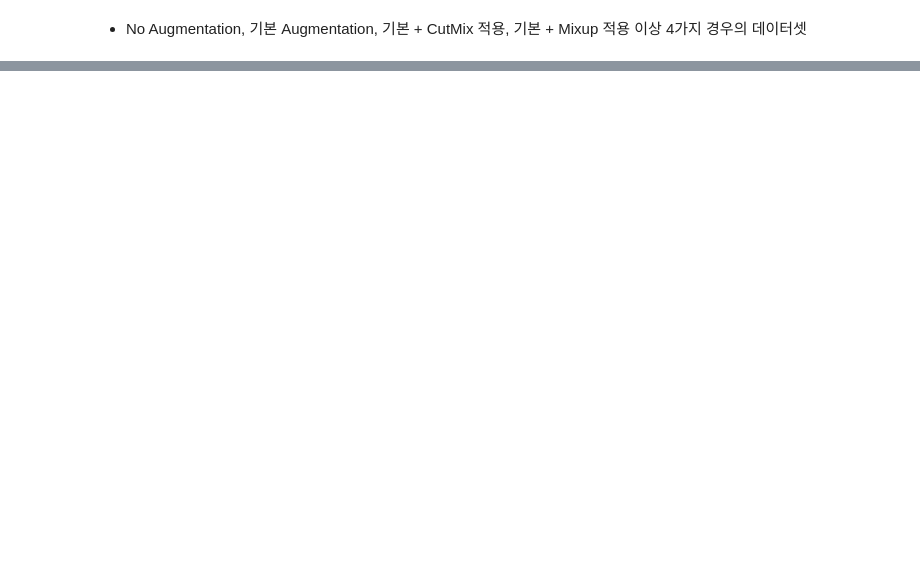
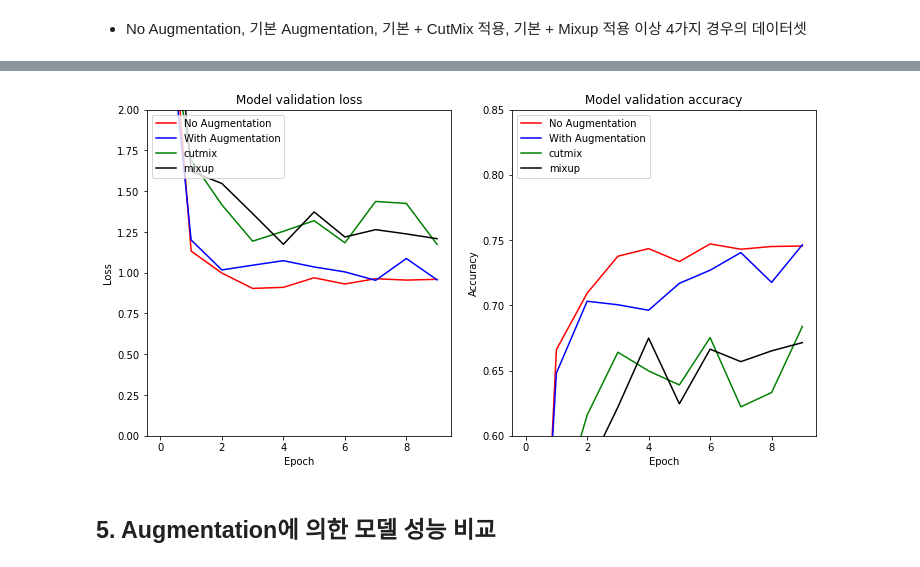
Before and after one commit to traumasj201/aiffel_report, a Jupyter notebook: GoingDeeper/GD2/GD2.ipynb, the cells around one changed output, grey strips where cells are left out. Saved outputs shown, nothing was run; the diff lists cells and outputs as text; code cells hidden in the pictures; blank space fills up the shorter version.

```diff
--- a/GoingDeeper/GD2/GD2.ipynb
+++ b/GoingDeeper/GD2/GD2.ipynb
@@ -338,0 +436,30 @@ plt.show()
+# %%
+fig, (ax1, ax2) = plt.subplots(1, 2, figsize=(12, 6))
+
+ax1.plot(history_resnet50.history['val_loss'], 'r')
+ax1.plot(history_resnet50_aug.history['val_loss'], 'b')
+ax1.plot(history_resnet50_cutmix.history['val_loss'], 'g')
+ax1.plot(history_resnet50_mixup.history['val_loss'], 'k')
+ax1.set_ylim([0.00, 2]) # <<<<<
+ax1.set_title('Model validation loss')
+ax1.set_ylabel('Loss')
+ax1.set_xlabel('Epoch')
+ax1.legend(['No Augmentation', 'With Augmentation', 'cutmix', 'mixup'], loc='upper left')
+
+ax2.plot(history_resnet50.history['val_accuracy'], 'r')
+ax2.plot(history_resnet50_aug.history['val_accuracy'], 'b')
+ax2.plot(history_resnet50_cutmix.history['val_accuracy'], 'g')
+ax2.plot(history_resnet50_mixup.history['val_accuracy'], 'k')
+ax2.set_ylim([0.60, 0.85]) # <<<
+ax2.set_title('Model validation accuracy')
+ax2.set_ylabel('Accuracy')
+ax2.set_xlabel('Epoch')
+ax2.legend(['No Augmentation', 'With Augmentation', 'cutmix', 'mixup'], loc='upper left')
+
+
+# fig, ax1 = plt.subplots(1, 2, figsize=(12, 6))
+plt.show()
+# %% [output]
+[figure, added]
+# %% [markdown]
+## 5. Augmentation에 의한 모델 성능 비교
```
Also changed, not shown: parts of 19 cells of this notebook.
